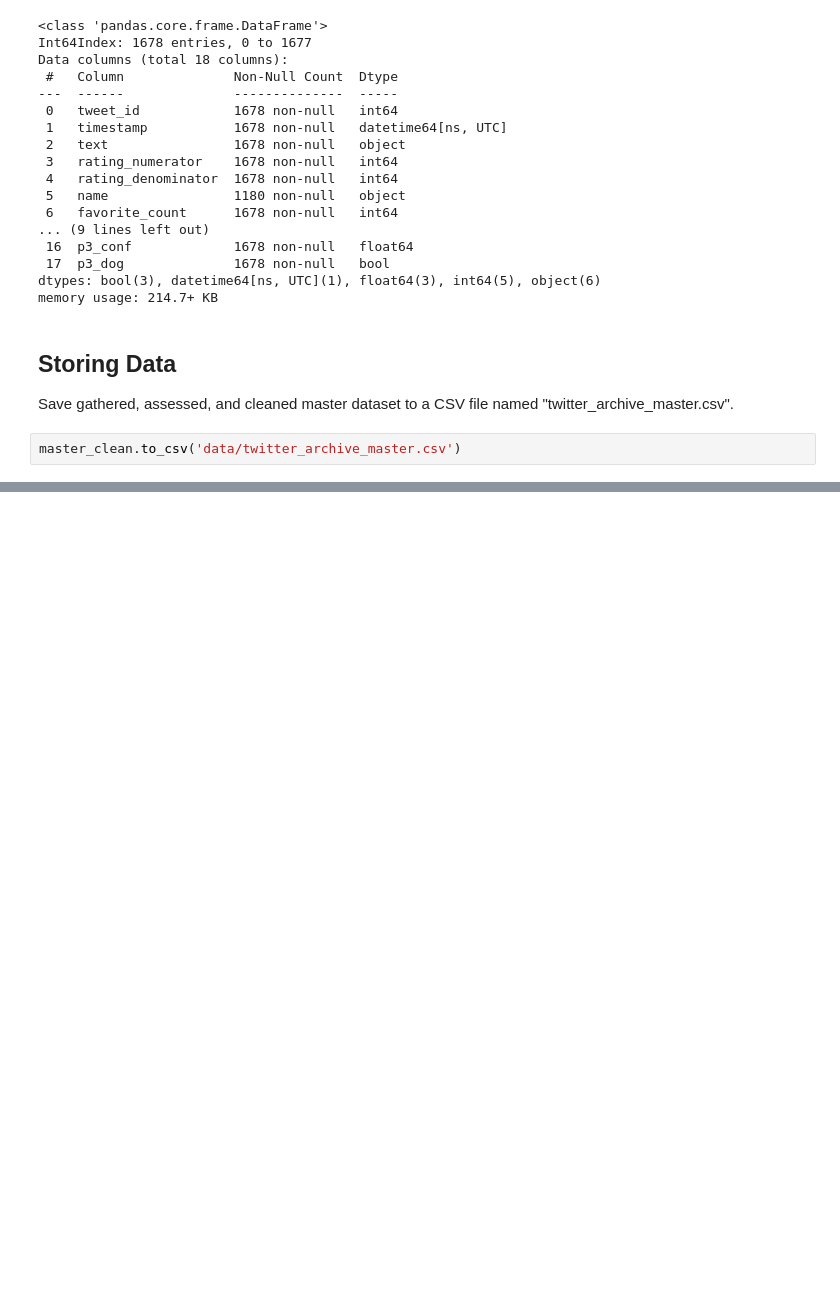
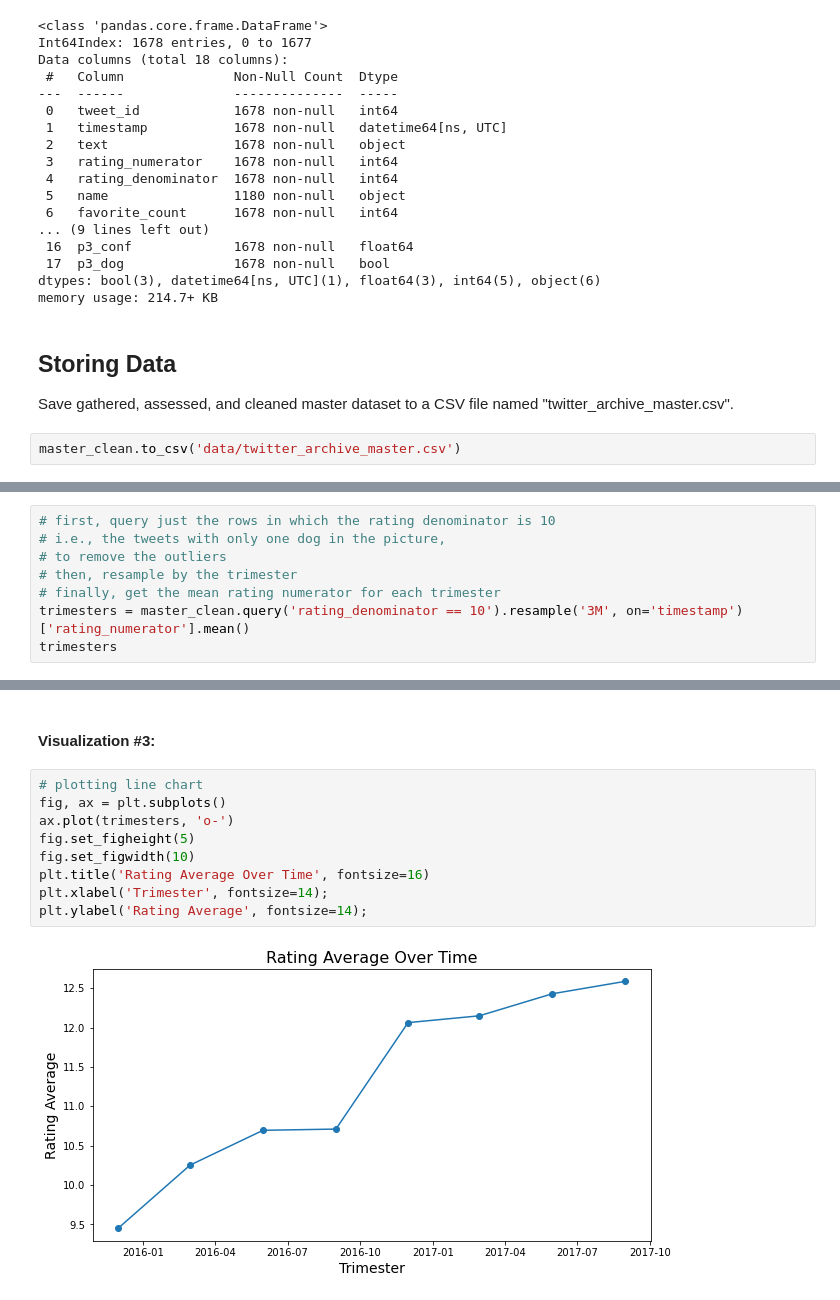
Before and after one commit to tharcyla/wrangle-and-analyze-data, a Jupyter notebook: wrangle_act.ipynb, the cells around one changed output, grey strips where cells are left out. Drawn from its saved outputs; the diff is of its cells as text; blank space fills up the shorter version.

```diff
--- a/wrangle_act.ipynb
+++ b/wrangle_act.ipynb
@@ -1215,0 +1294,8 @@ In this section, analyze and visualize your wrangled data. You must produce at l
+# %%
+# first, query just the rows in which the rating denominator is 10
+# i.e., the tweets with only one dog in the picture,
+# to remove the outliers
+# then, resample by the trimester
+# finally, get the mean rating numerator for each trimester
+trimesters = master_clean.query('rating_denominator == 10').resample('3M', on='timestamp')['rating_numerator'].mean()
+trimesters
@@ -1215,0 +1313,13 @@ In this section, analyze and visualize your wrangled data. You must produce at l
+# %% [markdown]
+#### Visualization #3:
+# %%
+# plotting line chart
+fig, ax = plt.subplots()
+ax.plot(trimesters, 'o-')
+fig.set_figheight(5)
+fig.set_figwidth(10)
+plt.title('Rating Average Over Time', fontsize=16)
+plt.xlabel('Trimester', fontsize=14);
+plt.ylabel('Rating Average', fontsize=14);
+# %% [output]
+[figure, added]
```
Also changed, not shown: parts of 27 cells of this notebook.
